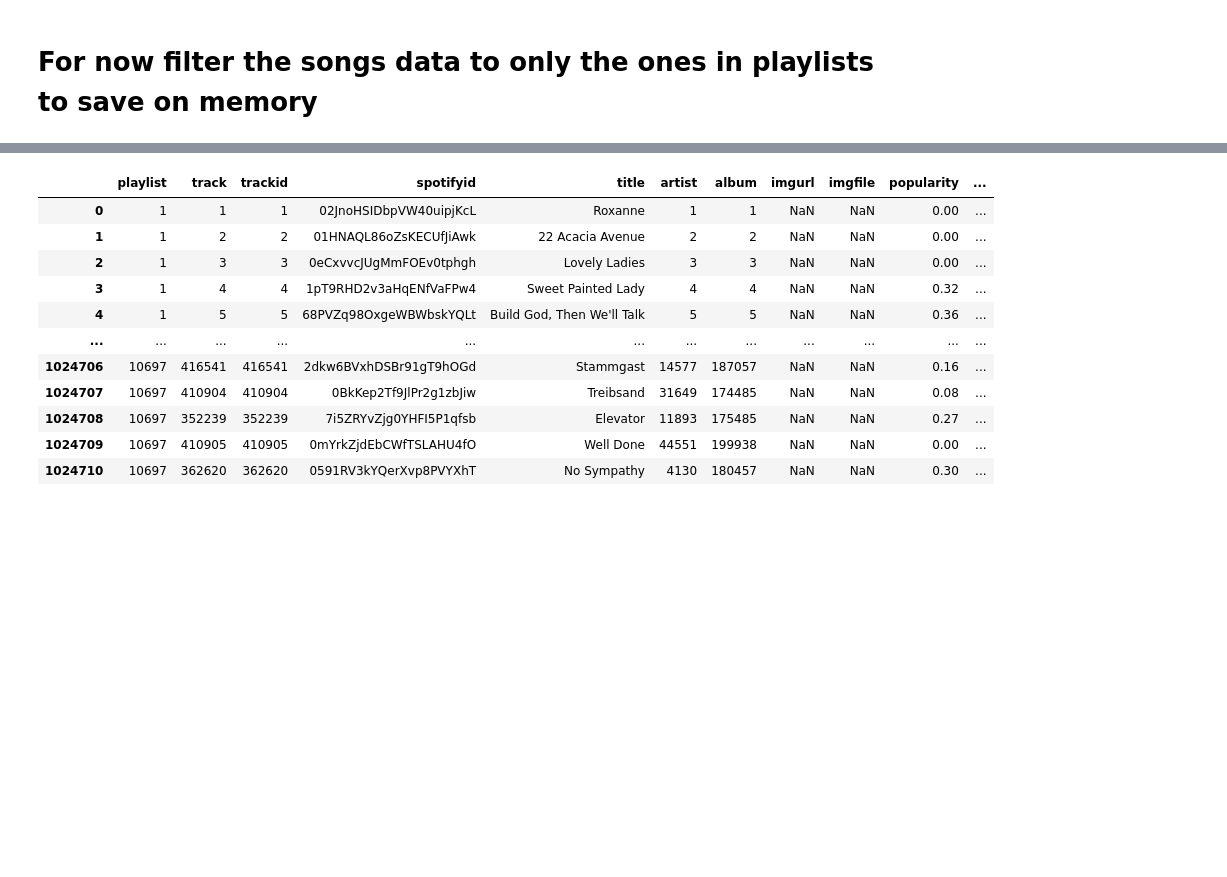
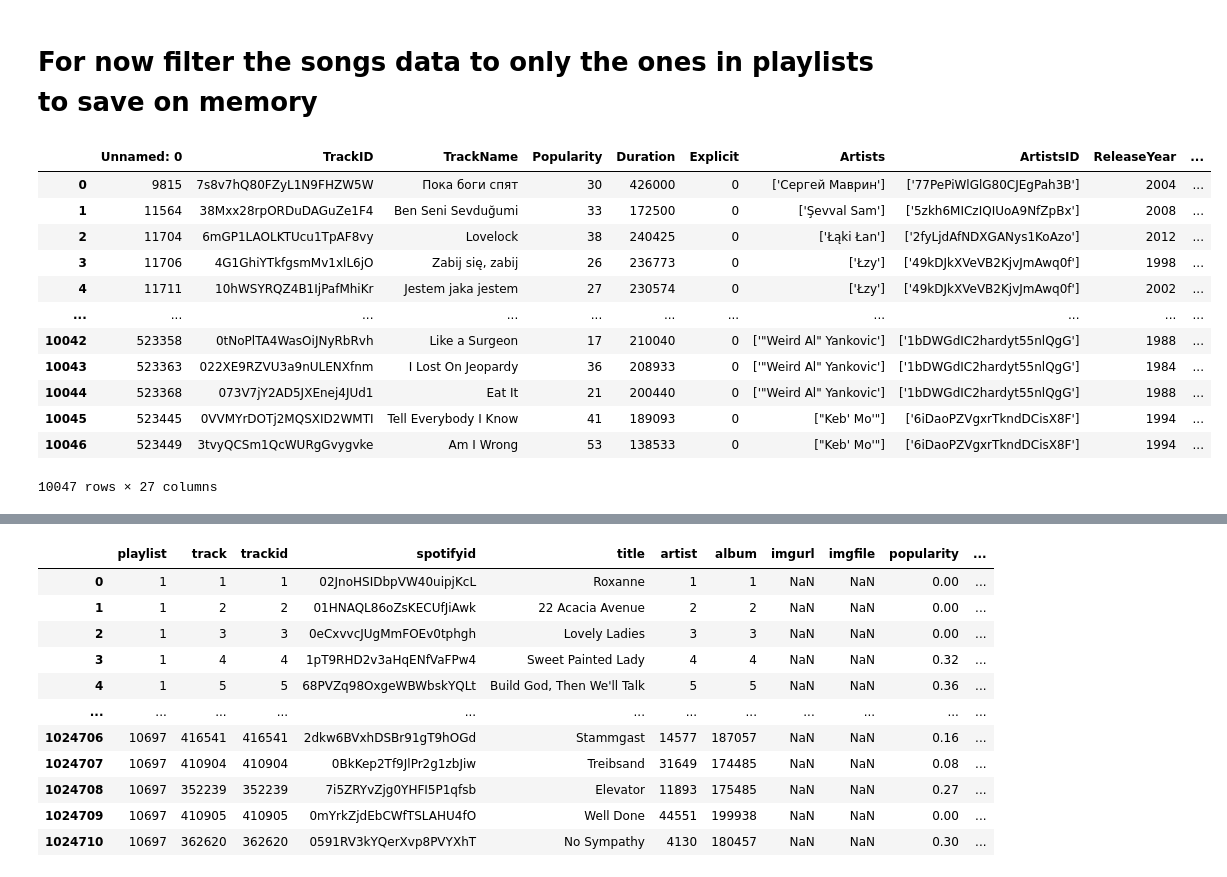
Before and after one commit to EduardStalmakov/MusicRecommender-CosineSimilarity, a Jupyter notebook: Cleaned-Building-Reccommender-Model.ipynb, the cells around one changed output, grey strips where cells are left out. Drawn from its saved outputs; the diff is of its cells as text; code cells hidden in the pictures; blank space fills up the shorter version.

```diff
--- a/Cleaned-Building-Reccommender-Model.ipynb
+++ b/Cleaned-Building-Reccommender-Model.ipynb
@@ -16,6 +16,22 @@ from joblib import dump, load
 playlists_tracks = pd.read_csv("LastFM-Playlist-Tracks.csv")
 tracks = pd.read_csv("LastFM-Tracks.csv")
 songs_filtered = pd.read_csv("songs-filtered-machine-learning.csv")
+# %%
+songs_filtered
+# %% [output]
+|  | Unnamed: 0 | TrackID | TrackName | Popularity | Duration | Explicit | Artists | ArtistsID | ReleaseYear | ... |
+| 0 | 9815 | 7s8v7hQ80FZyL1N9FHZW5W | Пока боги спят | 30 | 426000 | 0 | ['Сергей Маврин'] | ['77PePiWlGlG80CJEgPah3B'] | 2004 | ... |
+| 1 | 11564 | 38Mxx28rpORDuDAGuZe1F4 | Ben Seni Sevduğumi | 33 | 172500 | 0 | ['Şevval Sam'] | ['5zkh6MICzIQIUoA9NfZpBx'] | 2008 | ... |
+| 2 | 11704 | 6mGP1LAOLKTUcu1TpAF8vy | Lovelock | 38 | 240425 | 0 | ['Łąki Łan'] | ['2fyLjdAfNDXGANys1KoAzo'] | 2012 | ... |
+| 3 | 11706 | 4G1GhiYTkfgsmMv1xlL6jO | Zabij się, zabij | 26 | 236773 | 0 | ['Łzy'] | ['49kDJkXVeVB2KjvJmAwq0f'] | 1998 | ... |
+| 4 | 11711 | 10hWSYRQZ4B1IjPafMhiKr | Jestem jaka jestem | 27 | 230574 | 0 | ['Łzy'] | ['49kDJkXVeVB2KjvJmAwq0f'] | 2002 | ... |
+| ... | ... | ... | ... | ... | ... | ... | ... | ... | ... | ... |
+| 10042 | 523358 | 0tNoPlTA4WasOiJNyRbRvh | Like a Surgeon | 17 | 210040 | 0 | ['"Weird Al" Yankovic'] | ['1bDWGdIC2hardyt55nlQgG'] | 1988 | ... |
+| 10043 | 523363 | 022XE9RZVU3a9nULENXfnm | I Lost On Jeopardy | 36 | 208933 | 0 | ['"Weird Al" Yankovic'] | ['1bDWGdIC2hardyt55nlQgG'] | 1984 | ... |
+| 10044 | 523368 | 073V7jY2AD5JXEnej4JUd1 | Eat It | 21 | 200440 | 0 | ['"Weird Al" Yankovic'] | ['1bDWGdIC2hardyt55nlQgG'] | 1988 | ... |
+| 10045 | 523445 | 0VVMYrDOTj2MQSXID2WMTI | Tell Everybody I Know | 41 | 189093 | 0 | ["Keb' Mo'"] | ['6iDaoPZVgxrTkndDCisX8F'] | 1994 | ... |
+| 10046 | 523449 | 3tvyQCSm1QcWURgGvygvke | Am I Wrong | 53 | 138533 | 0 | ["Keb' Mo'"] | ['6iDaoPZVgxrTkndDCisX8F'] | 1994 | ... |
+10047 rows × 27 columns
 # %%
 songs_filtered.drop(columns='Unnamed: 0', inplace=True)
 # %%
```
Also changed, not shown: parts of 13 cells of this notebook.
